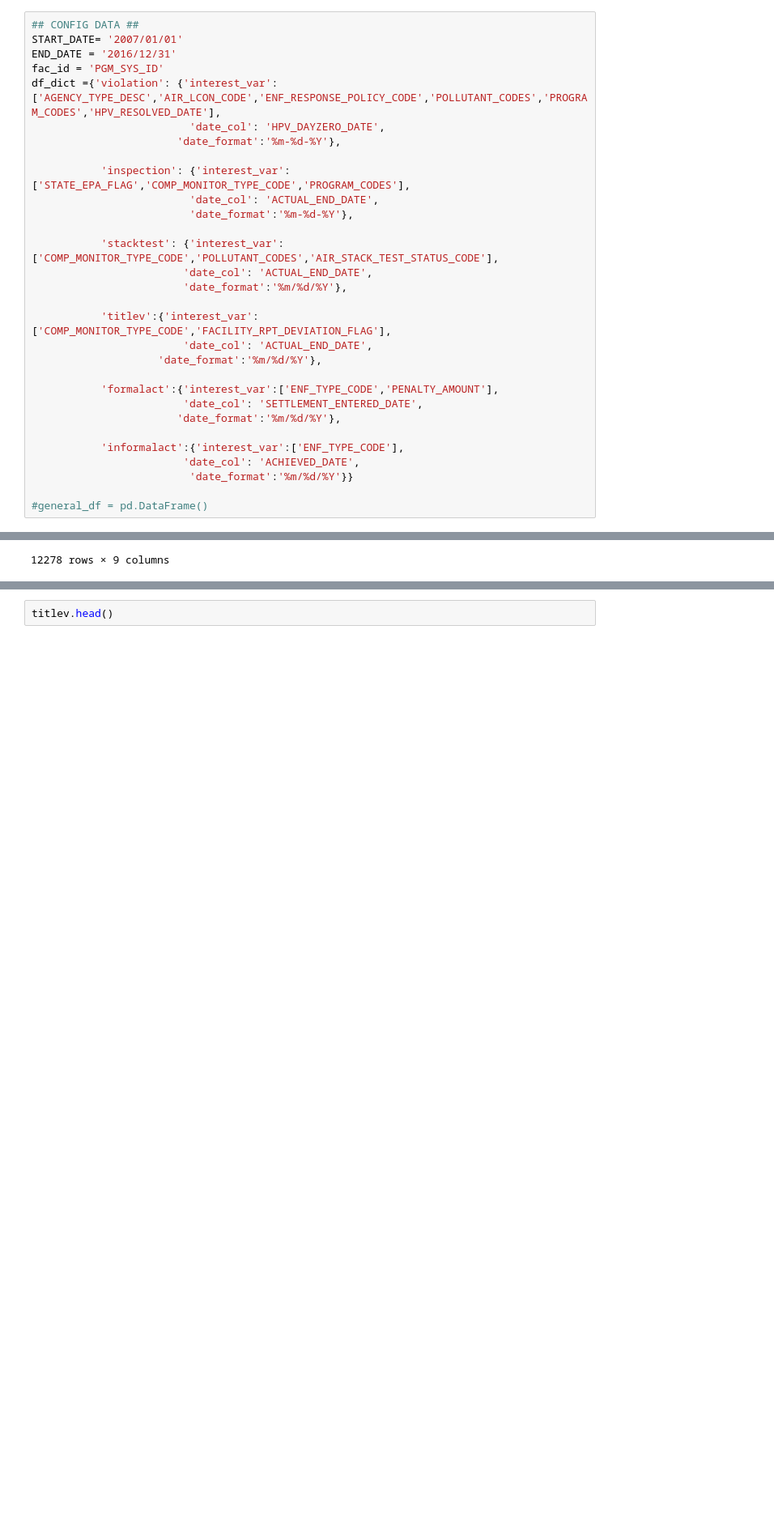
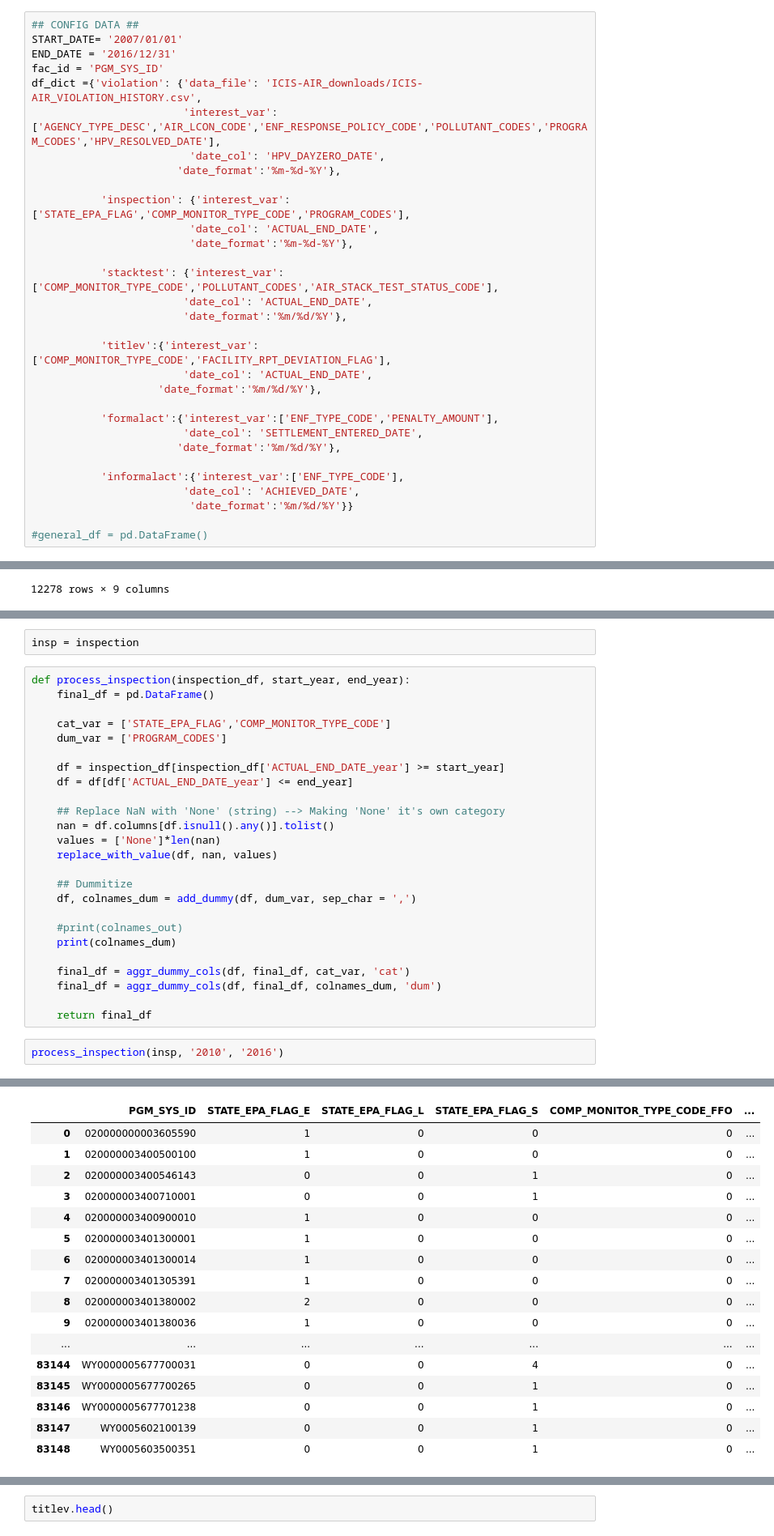
Before and after one commit to Aycrazy/ML_Project, a Jupyter notebook: ICIS-Aggregation_Function.ipynb, the cells around one changed output, grey strips where cells are left out. Shown: that part at 81% size. Saved outputs shown, nothing was run; the diff lists cells and outputs as text; blank space fills up the shorter version.

```diff
--- a/ICIS-Aggregation_Function.ipynb
+++ b/ICIS-Aggregation_Function.ipynb
@@ -99,7 +99,8 @@ def filter_col(df, fac_id, features, date_col):
 START_DATE= '2007/01/01'
 END_DATE = '2016/12/31'
 fac_id = 'PGM_SYS_ID'
-df_dict ={'violation': {'interest_var': ['AGENCY_TYPE_DESC','AIR_LCON_CODE','ENF_RESPONSE_POLICY_CODE','POLLUTANT_CODES','PROGRAM_CODES','HPV_RESOLVED_DATE'],
+df_dict ={'violation': {'data_file': 'ICIS-AIR_downloads/ICIS-AIR_VIOLATION_HISTORY.csv',
+                        'interest_var': ['AGENCY_TYPE_DESC','AIR_LCON_CODE','ENF_RESPONSE_POLICY_CODE','POLLUTANT_CODES','PROGRAM_CODES','HPV_RESOLVED_DATE'],
                          'date_col': 'HPV_DAYZERO_DATE',
                        'date_format':'%m-%d-%Y'},
 
@@ -350,3 +366,33 @@ inspection.head()
 | 2 | CASJV00006039C2587 | 2015-06-08 00:00:00 | 2015 | L | FOO | ... |
 | 3 | CASJV00006029S1234 | 2015-06-10 00:00:00 | 2015 | L | FOO | ... |
 | 4 | CASJV00006099N7478 | 2015-06-11 00:00:00 | 2015 | L | FOO | ... |
+# %%
+insp = inspection
+# %%
+def process_inspection(inspection_df, start_year, end_year):
+    final_df = pd.DataFrame()
+
+    cat_var = ['STATE_EPA_FLAG','COMP_MONITOR_TYPE_CODE']
+    dum_var = ['PROGRAM_CODES']
+
+    df = inspection_df[inspection_df['ACTUAL_END_DATE_year'] >= start_year]
+    df = df[df['ACTUAL_END_DATE_year'] <= end_year]
+
+    ## Replace NaN with 'None' (string) --> Making 'None' it's own category
+    nan = df.columns[df.isnull().any()].tolist()
+    values = ['None']*len(nan)
+    replace_with_value(df, nan, values)
+
+    ## Dummitize
+    df, colnames_dum = add_dummy(df, dum_var, sep_char = ',')
+
+    #print(colnames_out)
+    print(colnames_dum)
+
+    final_df = aggr_dummy_cols(df, final_df, cat_var, 'cat')
+    final_df = aggr_dummy_cols(df, final_df, colnames_dum, 'dum')
+
+    return final_df
+# %%
+process_inspection(insp, '2010', '2016')
+# %% [output]
@@ -352,0 +416,17 @@ inspection.head()
+|  | PGM_SYS_ID | STATE_EPA_FLAG_E | STATE_EPA_FLAG_L | STATE_EPA_FLAG_S | COMP_MONITOR_TYPE_CODE_FFO | ... |
+| 0 | 020000000003605590 | 1 | 0 | 0 | 0 | ... |
+| 1 | 020000003400500100 | 1 | 0 | 0 | 0 | ... |
+| 2 | 020000003400546143 | 0 | 0 | 1 | 0 | ... |
+| 3 | 020000003400710001 | 0 | 0 | 1 | 0 | ... |
+| 4 | 020000003400900010 | 1 | 0 | 0 | 0 | ... |
+| 5 | 020000003401300001 | 1 | 0 | 0 | 0 | ... |
+| 6 | 020000003401300014 | 1 | 0 | 0 | 0 | ... |
+| 7 | 020000003401305391 | 1 | 0 | 0 | 0 | ... |
+| 8 | 020000003401380002 | 2 | 0 | 0 | 0 | ... |
+| 9 | 020000003401380036 | 1 | 0 | 0 | 0 | ... |
+| ... | ... | ... | ... | ... | ... | ... |
+| 83144 | WY0000005677700031 | 0 | 0 | 4 | 0 | ... |
+| 83145 | WY0000005677700265 | 0 | 0 | 1 | 0 | ... |
+| 83146 | WY0000005677701238 | 0 | 0 | 1 | 0 | ... |
+| 83147 | WY0005602100139 | 0 | 0 | 1 | 0 | ... |
+| 83148 | WY0005603500351 | 0 | 0 | 1 | 0 | ... |
```
Also changed, not shown: parts of 20 cells of this notebook.
